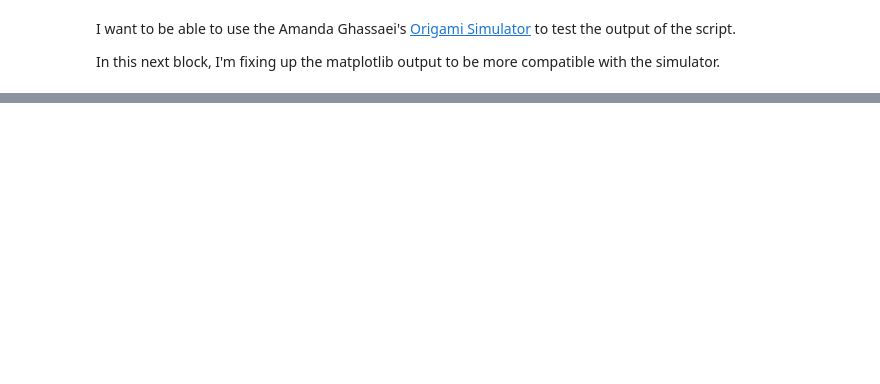
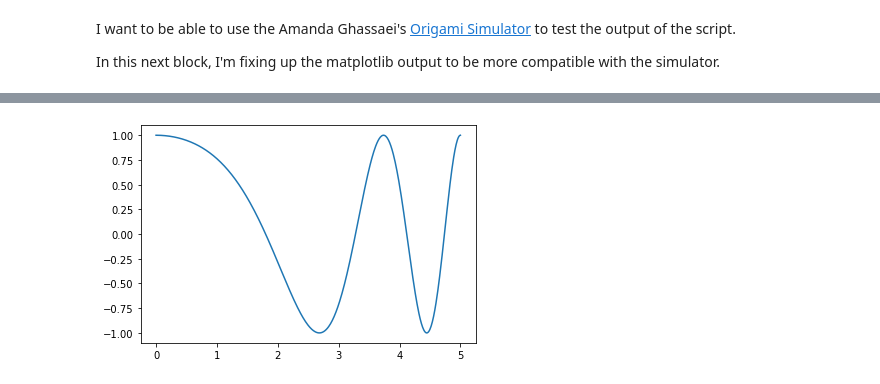
Before and after one commit to eleciawhite/origami, a Jupyter notebook: LukashevaCurved/OrigamiSignals.ipynb, the cells around one changed output, grey strips where cells are left out. Cells and saved outputs as stored; diff of their text form; code cells hidden in the pictures; blank space fills up the shorter version.

```diff
--- a/LukashevaCurved/OrigamiSignals.ipynb
+++ b/LukashevaCurved/OrigamiSignals.ipynb
@@ -88,0 +87,8 @@ outputfilename = fixup_svg(name + ".svg")
+# %%
+t = np.linspace(0, 5, 500)
+
+wq = signal.chirp(t, f0=0.1, f1=1, t1=5, method='quadratic')
+plt.plot(t, wq)
+if (download): save_fig("chirp01_1_quadratic")
+# %% [output]
+[figure, added]
```
Also changed, not shown: parts of 30 cells of this notebook.
